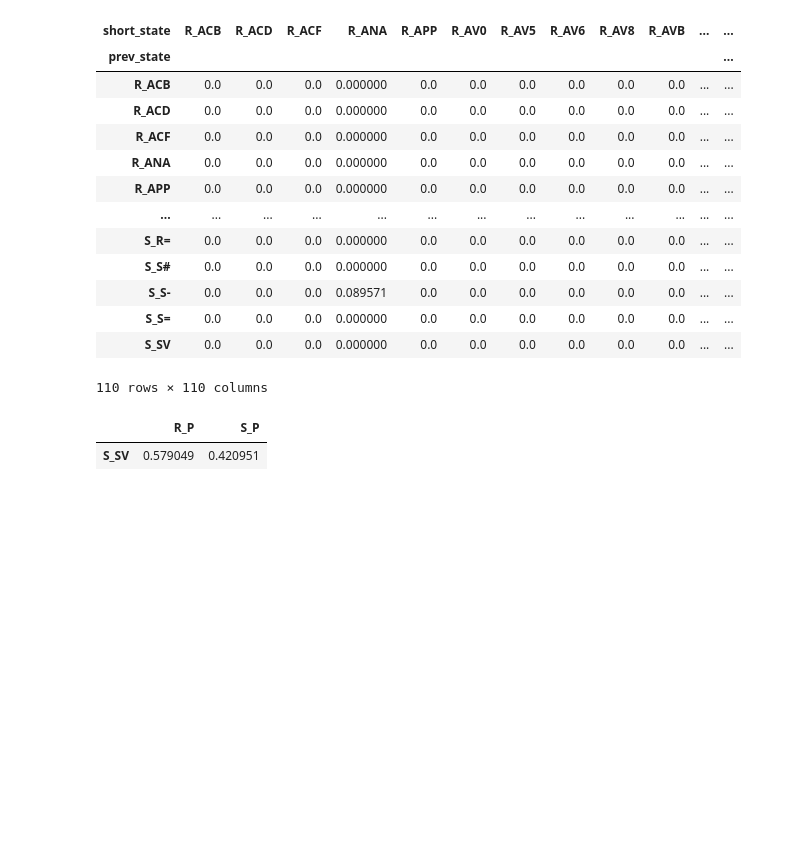
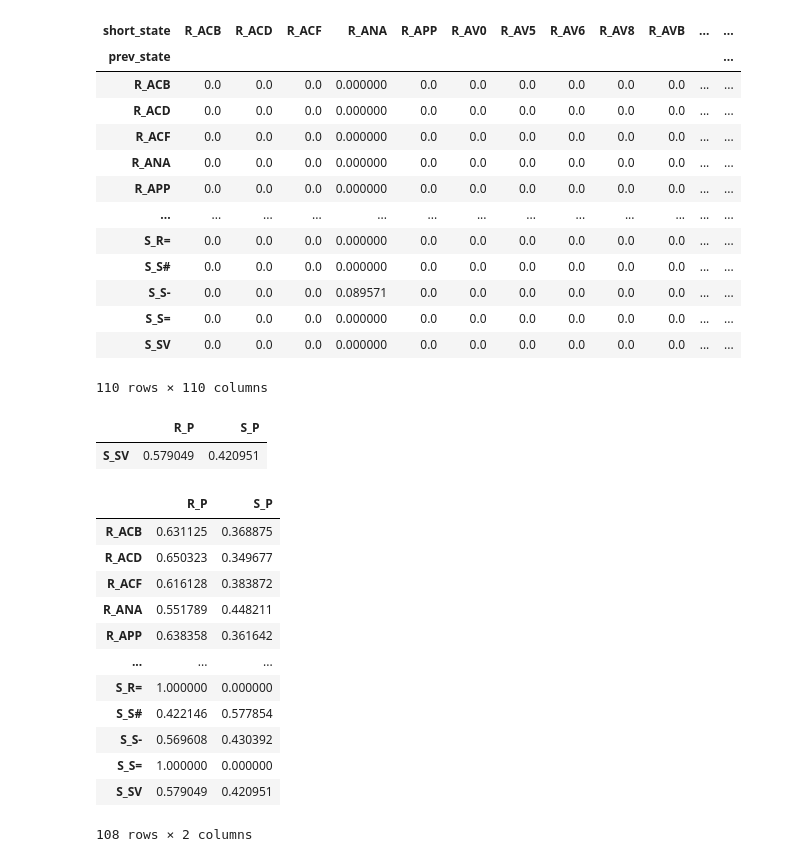
Before and after one commit to AndyZ-CYC/Volleyball_Project, a Jupyter notebook: New_Transition_Matrix_State.ipynb, the cells around one changed output. Cells and saved outputs as stored; diff of their text form; code cells hidden in the pictures; blank space fills up the shorter version.

```diff
--- a/New_Transition_Matrix_State.ipynb
+++ b/New_Transition_Matrix_State.ipynb
@@ -208,3 +210,19 @@ absorption_probabilities.loc[['S_SV']]
 # %% [output]
 |  | R_P | S_P |
 | S_SV | 0.579049 | 0.420951 |
+# %%
+absorption_probabilities
+# %% [output]
+|  | R_P | S_P |
+| R_ACB | 0.631125 | 0.368875 |
+| R_ACD | 0.650323 | 0.349677 |
+| R_ACF | 0.616128 | 0.383872 |
+| R_ANA | 0.551789 | 0.448211 |
+| R_APP | 0.638358 | 0.361642 |
+| ... | ... | ... |
+| S_R= | 1.000000 | 0.000000 |
+| S_S# | 0.422146 | 0.577854 |
+| S_S- | 0.569608 | 0.430392 |
+| S_S= | 1.000000 | 0.000000 |
+| S_SV | 0.579049 | 0.420951 |
+108 rows × 2 columns
```
Also changed, not shown: parts of 1 cell of this notebook.
